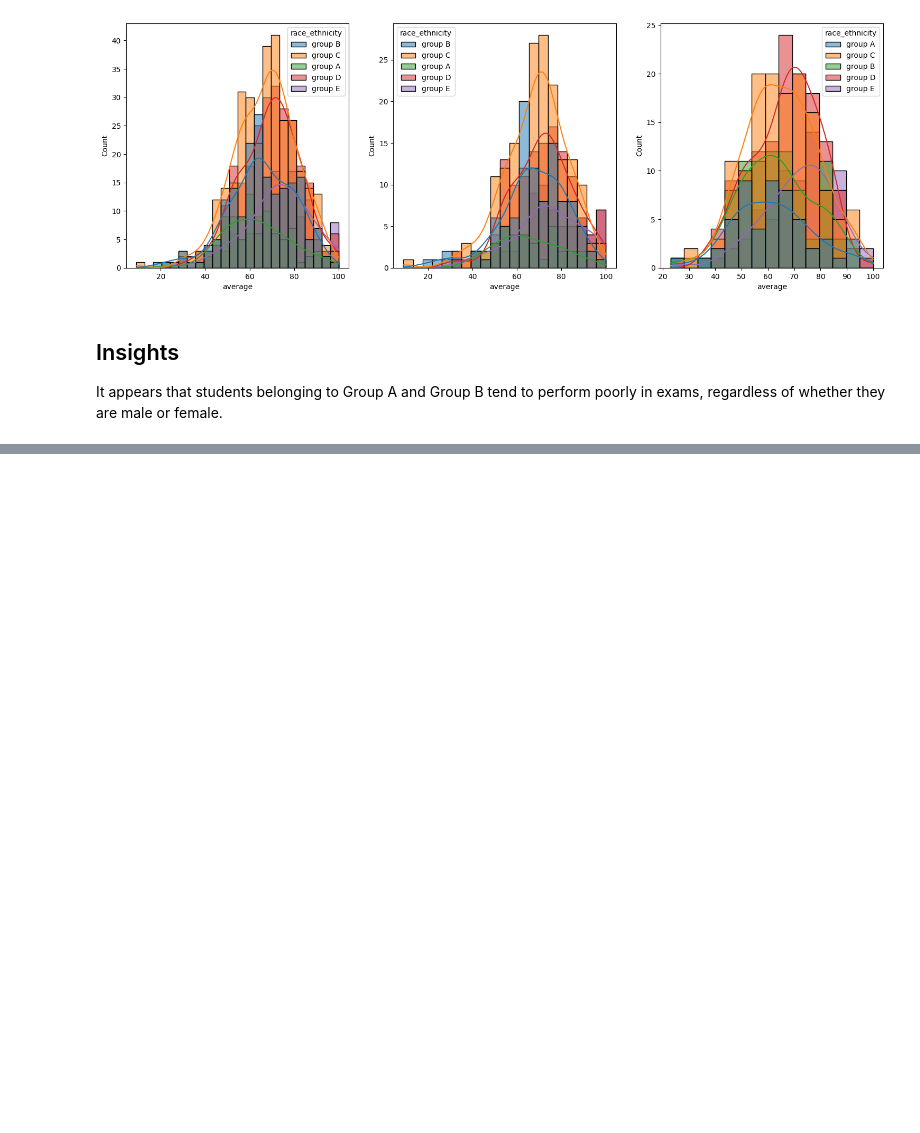
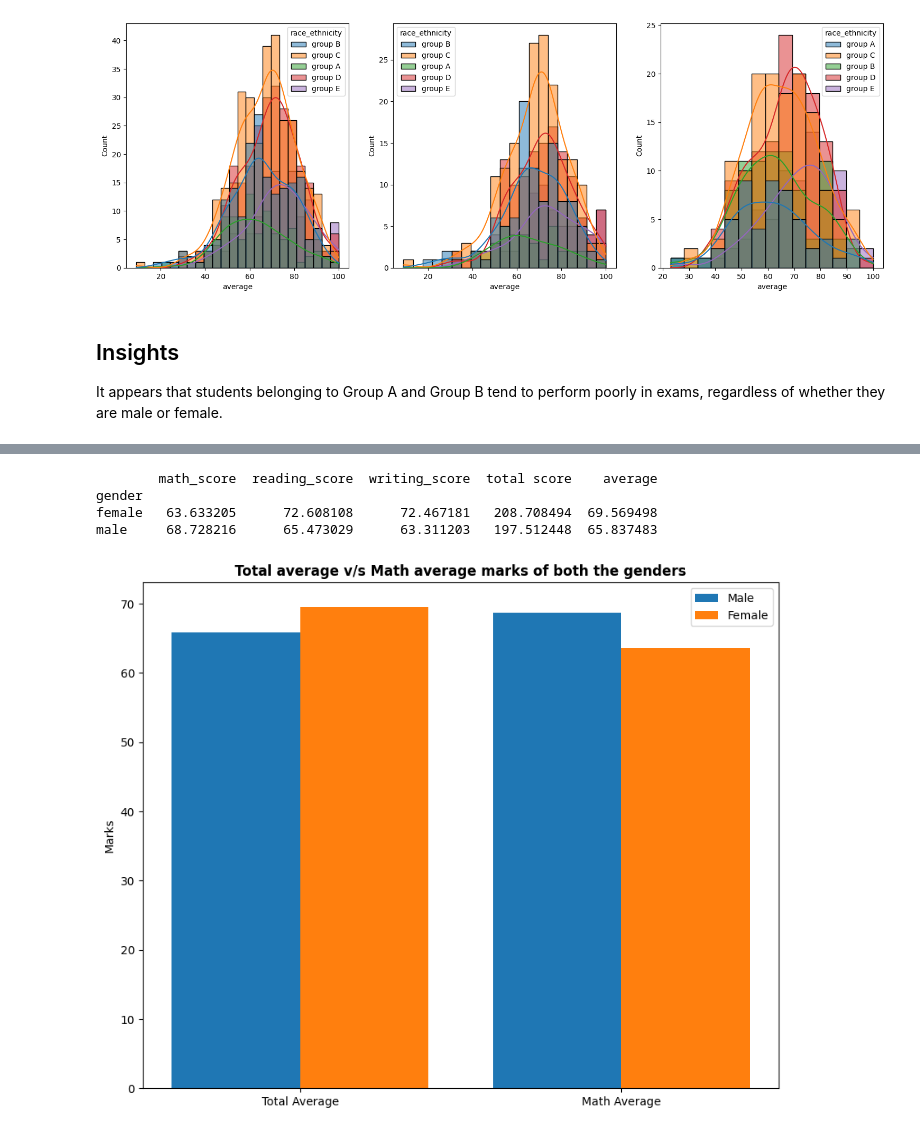
Before and after one commit to UJJWAL2209/END_TO_END_ML_PROJECT, a Jupyter notebook: notebook/EDA_STUDENT_PERFORMANCE.ipynb, the cells around one changed output, grey strips where cells are left out. Drawn from its saved outputs; the diff is of its cells as text; code cells hidden in the pictures; blank space fills up the shorter version.

```diff
--- a/notebook/EDA_STUDENT_PERFORMANCE.ipynb
+++ b/notebook/EDA_STUDENT_PERFORMANCE.ipynb
@@ -321,0 +451,41 @@ It appears that students belonging to Group A and Group B tend to perform poorly
+# %%
+# Import necessary libraries
+import pandas as pd
+
+# Assuming 'df' is your DataFrame containing student data
+
+# Ensure 'gender' column is of type 'category'
+df['gender'] = df['gender'].astype('category')
+
+# Select numeric columns for bivariate analysis
+numeric_cols = ['math_score', 'reading_score', 'writing_score', 'total score', 'average']
+
+# Perform bivariate analysis
+gender_group = df.groupby('gender')[numeric_cols].mean()
+print(gender_group)
+# %% [output]
+        math_score  reading_score  writing_score  total score    average
+gender
+female   63.633205      72.608108      72.467181   208.708494  69.569498
+male     68.728216      65.473029      63.311203   197.512448  65.837483
+# %%
+plt.figure(figsize=(10, 8))
+
+X = ['Total Average','Math Average']
+
+
+female_scores = [gender_group['average'][0], gender_group['math_score'][0]]
+male_scores = [gender_group['average'][1], gender_group['math_score'][1]]
+
+X_axis = np.arange(len(X))
+
+plt.bar(X_axis - 0.2, male_scores, 0.4, label = 'Male')
+plt.bar(X_axis + 0.2, female_scores, 0.4, label = 'Female')
+
+plt.xticks(X_axis, X)
+plt.ylabel("Marks")
+plt.title("Total average v/s Math average marks of both the genders", fontweight='bold')
+plt.legend()
+plt.show()
+# %% [output]
+[figure, added]
```
Also changed, not shown: parts of 25 cells of this notebook, 5 other files.
